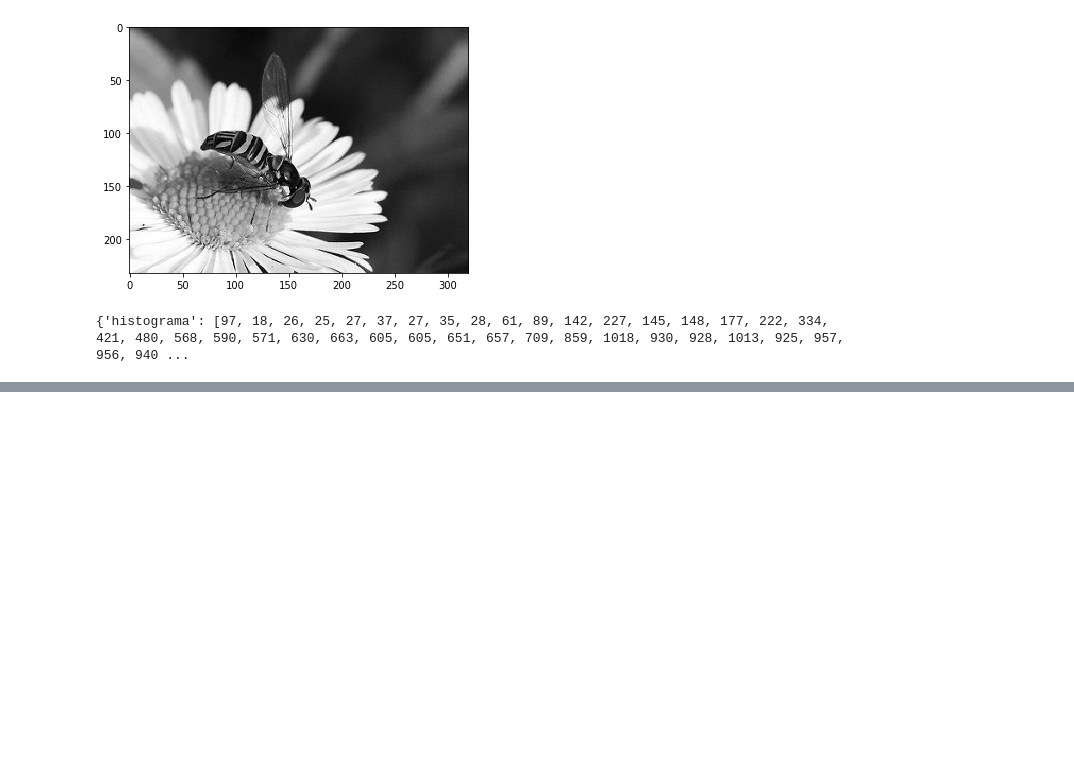
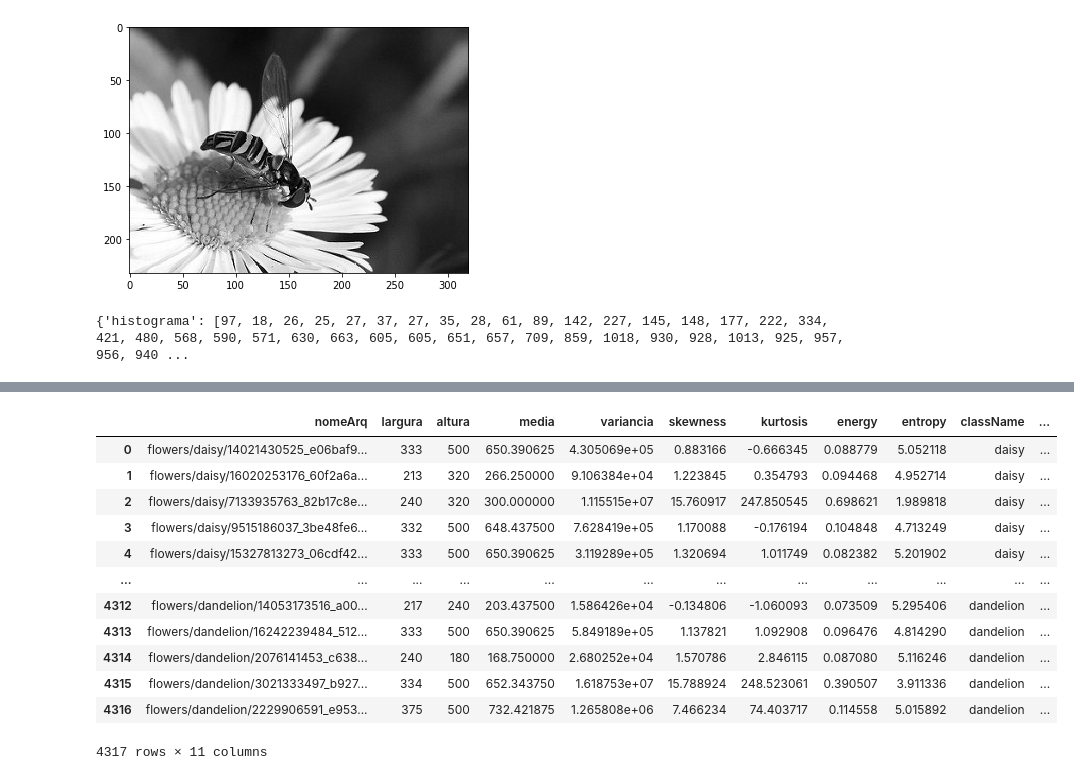
Before and after one commit to viniciusmwen/Computacional, a Jupyter notebook: Atividade-03/Atividade.ipynb, the cells around one changed output, grey strips where cells are left out. Saved outputs shown, nothing was run; the diff lists cells and outputs as text; code cells hidden in the pictures; blank space fills up the shorter version.

Commit message:
Criacao da matriz no arquivo csv, desconsidera o errinho bobo na funcao

```diff
--- a/Atividade-03/Atividade.ipynb
+++ b/Atividade-03/Atividade.ipynb
@@ -66,0 +182,18 @@ print(Descritor_Histograma(cinza))
+# %%
+matriz = pd.read_csv('matriz.csv')
+# %%
+matriz
+# %% [output]
+|  | nomeArq | largura | altura | media | variancia | skewness | kurtosis | energy | entropy | className | ... |
+| 0 | flowers/daisy/14021430525_e06baf9... | 333 | 500 | 650.390625 | 4.305069e+05 | 0.883166 | -0.666345 | 0.088779 | 5.052118 | daisy | ... |
+| 1 | flowers/daisy/16020253176_60f2a6a... | 213 | 320 | 266.250000 | 9.106384e+04 | 1.223845 | 0.354793 | 0.094468 | 4.952714 | daisy | ... |
+| 2 | flowers/daisy/7133935763_82b17c8e... | 240 | 320 | 300.000000 | 1.115515e+07 | 15.760917 | 247.850545 | 0.698621 | 1.989818 | daisy | ... |
+| 3 | flowers/daisy/9515186037_3be48fe6... | 332 | 500 | 648.437500 | 7.628419e+05 | 1.170088 | -0.176194 | 0.104848 | 4.713249 | daisy | ... |
+| 4 | flowers/daisy/15327813273_06cdf42... | 333 | 500 | 650.390625 | 3.119289e+05 | 1.320694 | 1.011749 | 0.082382 | 5.201902 | daisy | ... |
+| ... | ... | ... | ... | ... | ... | ... | ... | ... | ... | ... | ... |
+| 4312 | flowers/dandelion/14053173516_a00... | 217 | 240 | 203.437500 | 1.586426e+04 | -0.134806 | -1.060093 | 0.073509 | 5.295406 | dandelion | ... |
+| 4313 | flowers/dandelion/16242239484_512... | 333 | 500 | 650.390625 | 5.849189e+05 | 1.137821 | 1.092908 | 0.096476 | 4.814290 | dandelion | ... |
+| 4314 | flowers/dandelion/2076141453_c638... | 240 | 180 | 168.750000 | 2.680252e+04 | 1.570786 | 2.846115 | 0.087080 | 5.116246 | dandelion | ... |
+| 4315 | flowers/dandelion/3021333497_b927... | 334 | 500 | 652.343750 | 1.618753e+07 | 15.788924 | 248.523061 | 0.390507 | 3.911336 | dandelion | ... |
+| 4316 | flowers/dandelion/2229906591_e953... | 375 | 500 | 732.421875 | 1.265808e+06 | 7.466234 | 74.403717 | 0.114558 | 5.015892 | dandelion | ... |
+4317 rows × 11 columns
```
Also changed, not shown: parts of 16 cells of this notebook, 2 other files.
